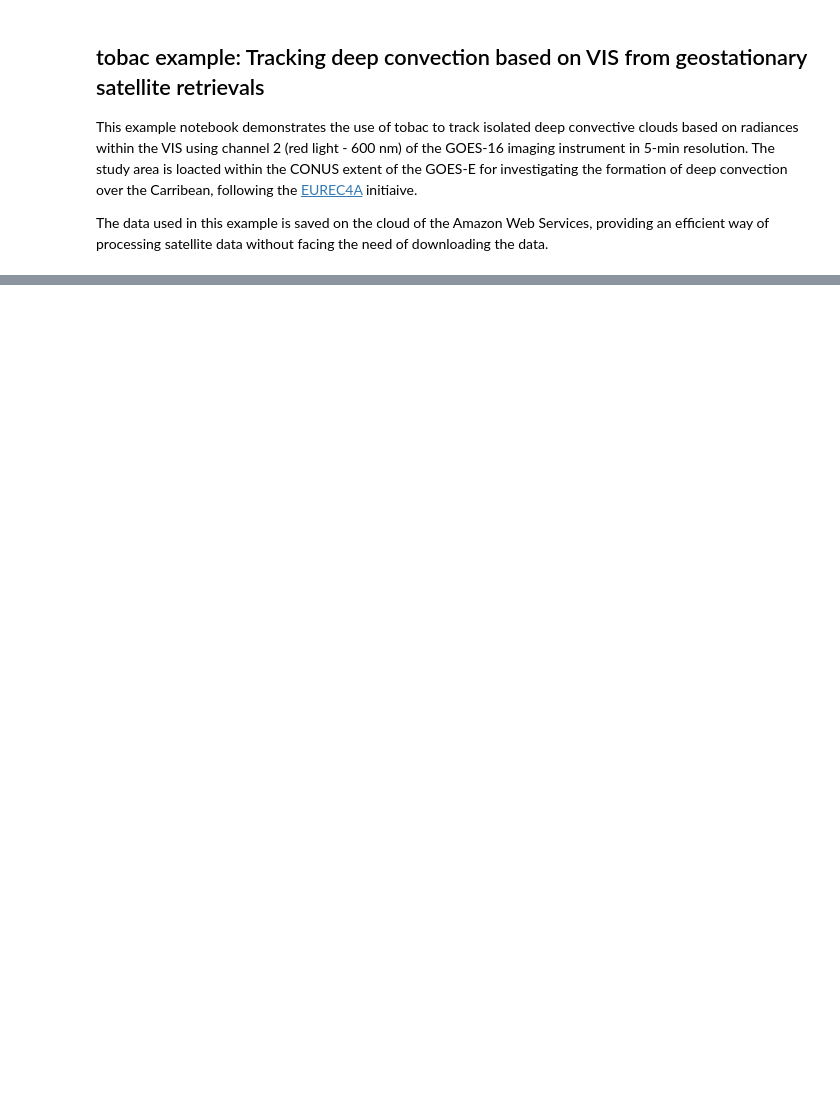
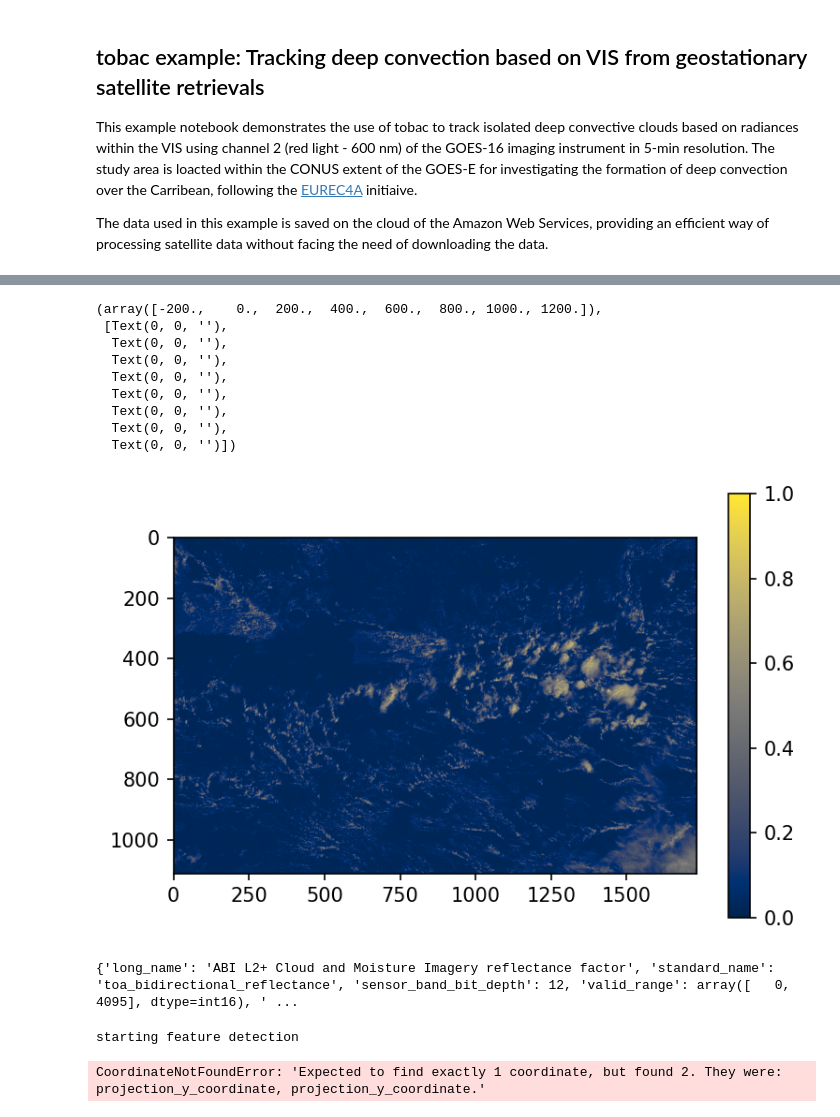
Before and after one commit to tobac-project/tobac-tutorials, a Jupyter notebook: themes/tobac_v1/Example_VIS_Tracking_Satellite/Example_VIS_Tracking_Satellite.ipynb, the cells around one changed output, grey strips where cells are left out. Cells and saved outputs as stored; diff of their text form; code cells hidden in the pictures; blank space fills up the shorter version.

Commit message:
Update VIS Example Cropped Domain

```diff
--- a/themes/tobac_v1/Example_VIS_Tracking_Satellite/Example_VIS_Tracking_Satellite.ipynb
+++ b/themes/tobac_v1/Example_VIS_Tracking_Satellite/Example_VIS_Tracking_Satellite.ipynb
@@ -139 +125,57 @@ max_lat = 15.0
+# %%
+# Functions for getting GOES Projection Properties and respective Lon-/Lat-Values
+# (based on Example_Notebooks by Will Jones: https://github.com/w-k-jones/example_notebooks)
+def get_abi_proj(dataset):
+    return Proj(proj='geos', h=dataset.goes_imager_projection.perspective_point_height,
+                lon_0=dataset.goes_imager_projection.longitude_of_projection_origin,
+                lat_0=dataset.goes_imager_projection.latitude_of_projection_origin,
+                sweep=dataset.goes_imager_projection.sweep_angle_axis)
+
+def get_abi_lat_lon(dataset, dtype=float):
+    p = get_abi_proj(dataset)
+    xx, yy = np.meshgrid((dataset.x.data*dataset.goes_imager_projection.perspective_point_height).astype(dtype),
+                         (dataset.y.data*dataset.goes_imager_projection.perspective_point_height).astype(dtype))
+    lons, lats = p(xx, yy, inverse=True)
+    lons[lons>=1E30] = np.nan
+    lats[lats>=1E30] = np.nan
+    return lats, lons
+# %%
+# Defining the Bounding Box by Transforming the chosen Domain to GOES native coordinates
+def ll_bound(abi_ds, ll_bbox):
+    geo_p = get_abi_proj(abi_ds)
+    x, y = geo_p([ll_bbox[0], ll_bbox[0], ll_bbox[2], ll_bbox[2]],
+                 [ll_bbox[1], ll_bbox[3], ll_bbox[1], ll_bbox[3]])
+
+    x = [xi if np.isfinite(xi) else np.nan for xi in x]
+    y = [yi if np.isfinite(yi) else np.nan for yi in y]
+
+    xy_bbox = (np.nanmin(x)/abi_ds.goes_imager_projection.perspective_point_height,
+               np.nanmin(y)/abi_ds.goes_imager_projection.perspective_point_height,
+               np.nanmax(x)/abi_ds.goes_imager_projection.perspective_point_height,
+               np.nanmax(y)/abi_ds.goes_imager_projection.perspective_point_height)
+
+    return abi_ds.isel({'x':np.logical_and(abi_ds.x>xy_bbox[0], abi_ds.x<xy_bbox[2]),
+                        'y':np.logical_and(abi_ds.y>xy_bbox[1], abi_ds.y<xy_bbox[3])})
+# %%
+# Apply BB function to Dataset
+DS_BB = ll_bound(DS, ll_bbox)
+# %%
+# Plot new extent in GOES Projection
+subset = DS_BB.isel(t=5)
+plt.figure(dpi=150)
+plt.imshow(subset.CMI.data, vmin=0, vmax=1,cmap='cividis')
+plt.colorbar()
+plt.xticks()
+plt.yticks()
+# %% [output]
+(array([-200.,    0.,  200.,  400.,  600.,  800., 1000., 1200.]),
+ [Text(0, 0, ''),
+  Text(0, 0, ''),
+  Text(0, 0, ''),
+  Text(0, 0, ''),
+  Text(0, 0, ''),
+  Text(0, 0, ''),
+  Text(0, 0, ''),
+  Text(0, 0, '')])
+[figure, added]
 # %%
@@ -144,3 +186,9 @@ if not os.path.exists(savedir):
 plot_dir="Plot"
 if not os.path.exists(plot_dir):
     os.makedirs(plot_dir)
+# %%
+# Rename Attributes (standard_name is a given argument for iris_cube function)
+DS_BB.CMI.attrs["standard_name"] = "toa_bidirectional_reflectance"
+print(DS_BB.CMI.attrs)
+# %% [output]
+{'long_name': 'ABI L2+ Cloud and Moisture Imagery reflectance factor', 'standard_name': 'toa_bidirectional_reflectance', 'sensor_band_bit_depth': 12, 'valid_range': array([   0, 4095], dtype=int16), ' ...
@@ -156,9 +206,12 @@ parameters_features['dxy']= 500
 # %%
 # Feature detection and save results to file:
 print('starting feature detection')
-Features=tobac.themes.tobac_v1.feature_detection_multithreshold(DS["CMI"],**parameters_features)
-Features.to_netcdf(os.path.join(savedir,'Features.nc'))
+Features=tobac.themes.tobac_v1.feature_detection_multithreshold(DS_BB.CMI,dxy,**parameters_features)
+#Features.to_netcdf(os.path.join(savedir,'Features.nc'))
 print('feature detection performed and saved')
+# %% [output]
+starting feature detection
+CoordinateNotFoundError: 'Expected to find exactly 1 coordinate, but found 2. They were: projection_y_coordinate, projection_y_coordinate.'
 # %%
 # Keyword arguments for the segmentation step:
 parameters_segmentation={}
```
Also changed, not shown: parts of 18 cells of this notebook.
